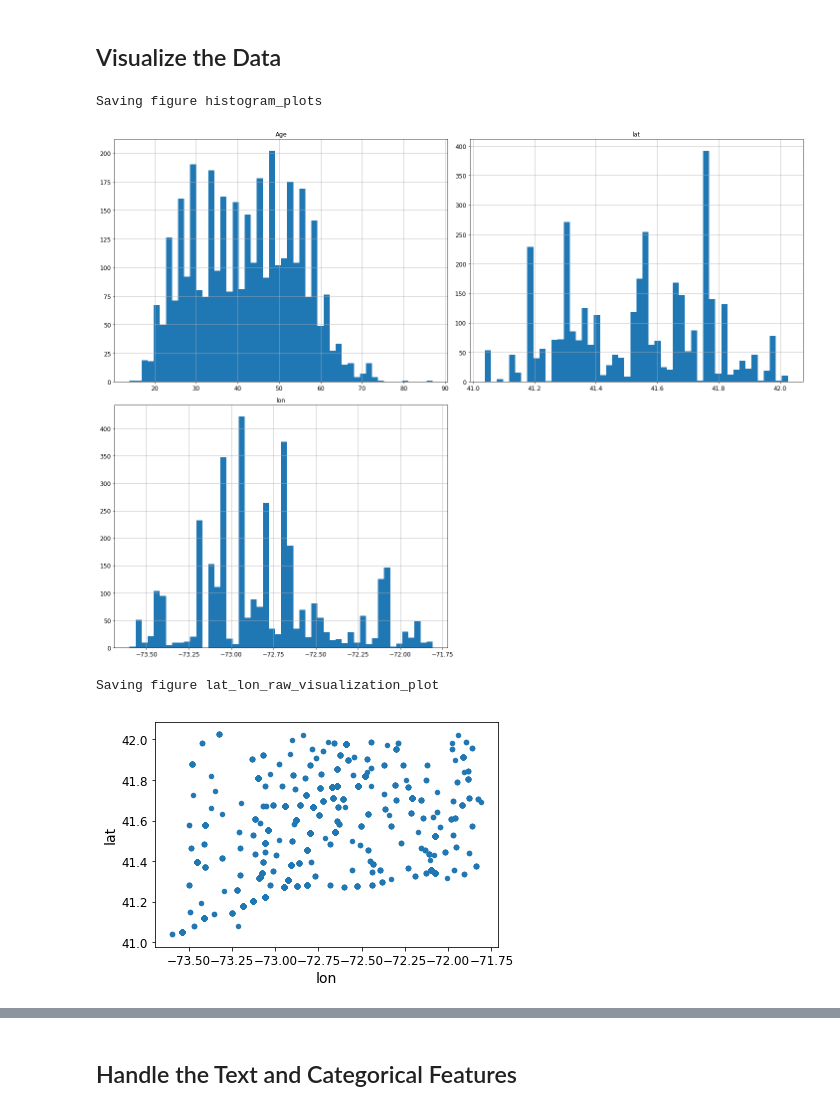
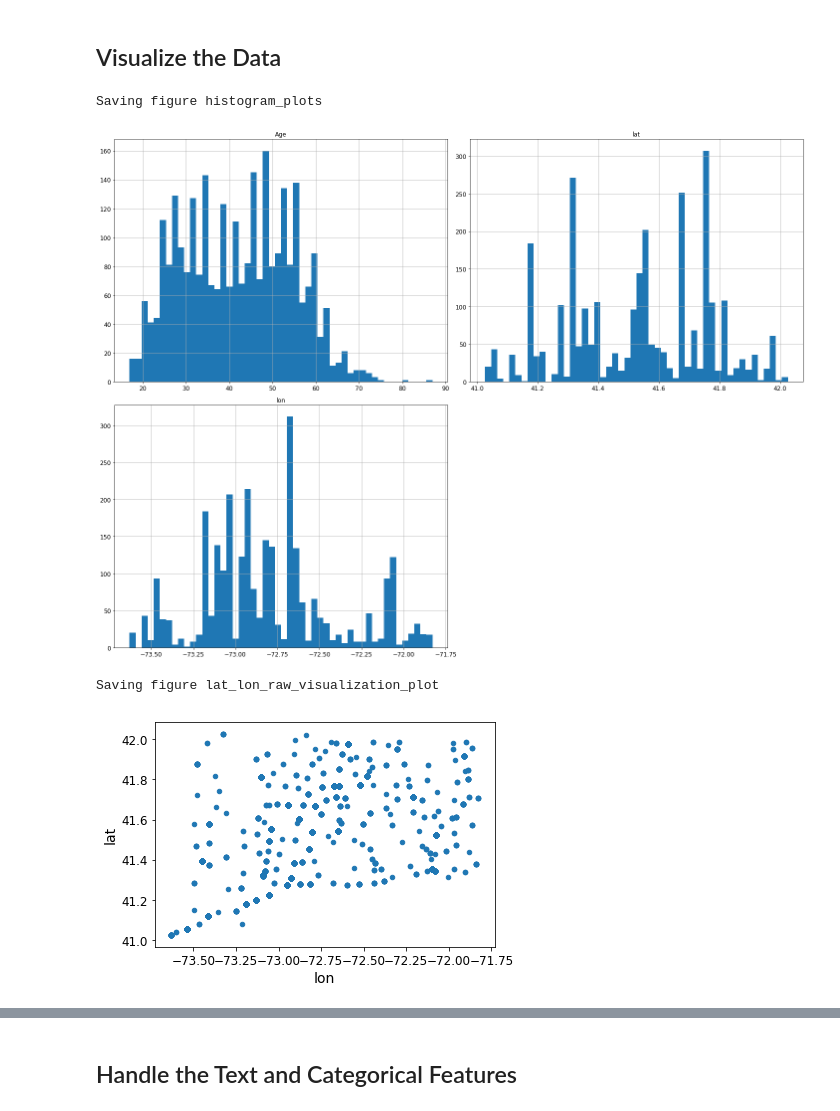
Before and after one commit to thilankam/opioid-data-ml, a Jupyter notebook: final_project.ipynb, the cells around one changed output, grey strips where cells are left out. Drawn from its saved outputs; the diff is of its cells as text; code cells hidden in the pictures.

```diff
--- a/final_project.ipynb
+++ b/final_project.ipynb
@@ -205,23 +277,23 @@ test_set.head()
 # %%
 # Generate the histogram plots of the different numerical data
 
 %matplotlib inline
 import matplotlib.pyplot as plt
-data.hist(bins=50, figsize=(20,15))
+train_set.hist(bins=50, figsize=(20,15))
 save_fig("histogram_plots")
 plt.show()
 # %% [output]
 Saving figure histogram_plots
-[figure, old version]
+[figure, new version]
 # %%
 # Scatter plot of the Age of the individuals who died plotted against the lat and lon values
 # Notice the outline of Connecticut in this plot.
 
-data.plot(kind="scatter", x="lon", y="lat")
+train_set.plot(kind="scatter", x="lon", y="lat")
 save_fig("lat_lon_raw_visualization_plot")
 # %% [output]
 Saving figure lat_lon_raw_visualization_plot
-[figure, old version]
+[figure, new version]
 # %%
 # Better visualization highlighting the high density areas
 
```
Also changed, not shown: parts of 100 cells of this notebook.
